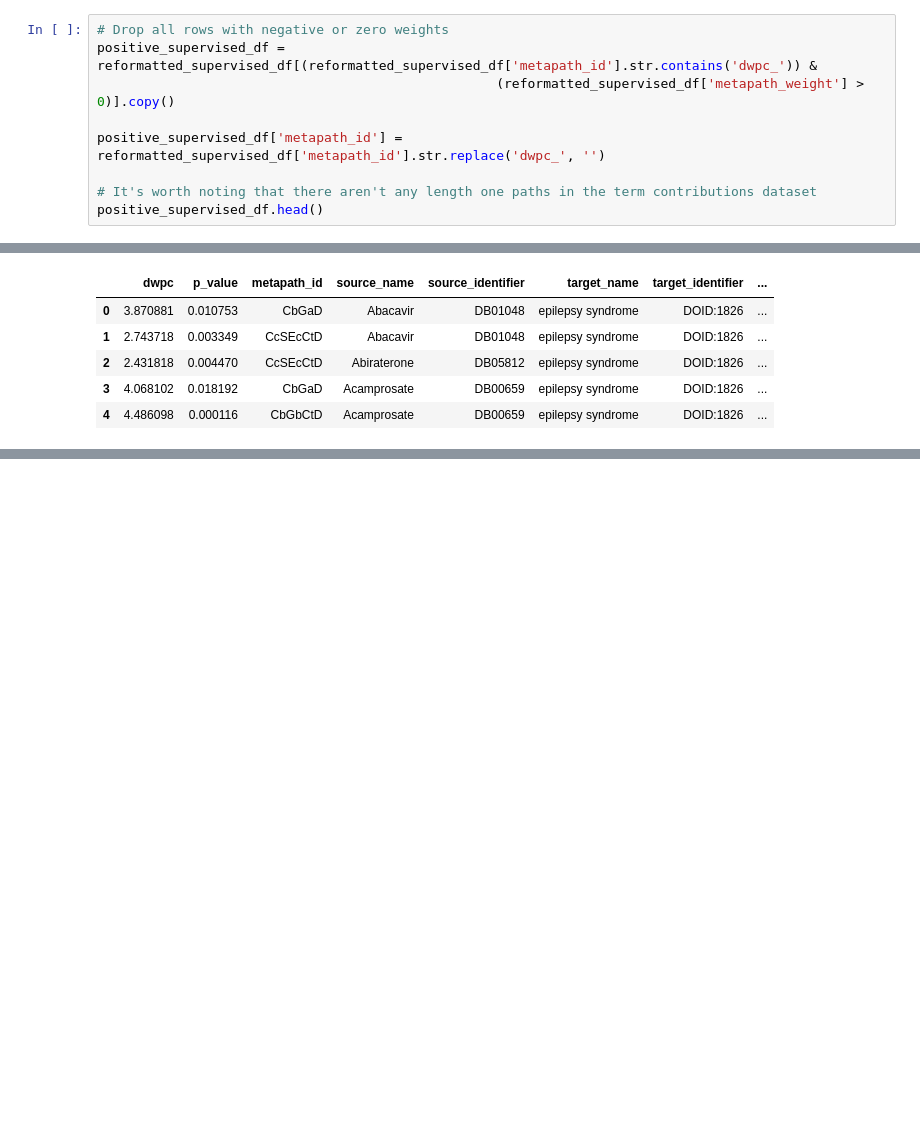
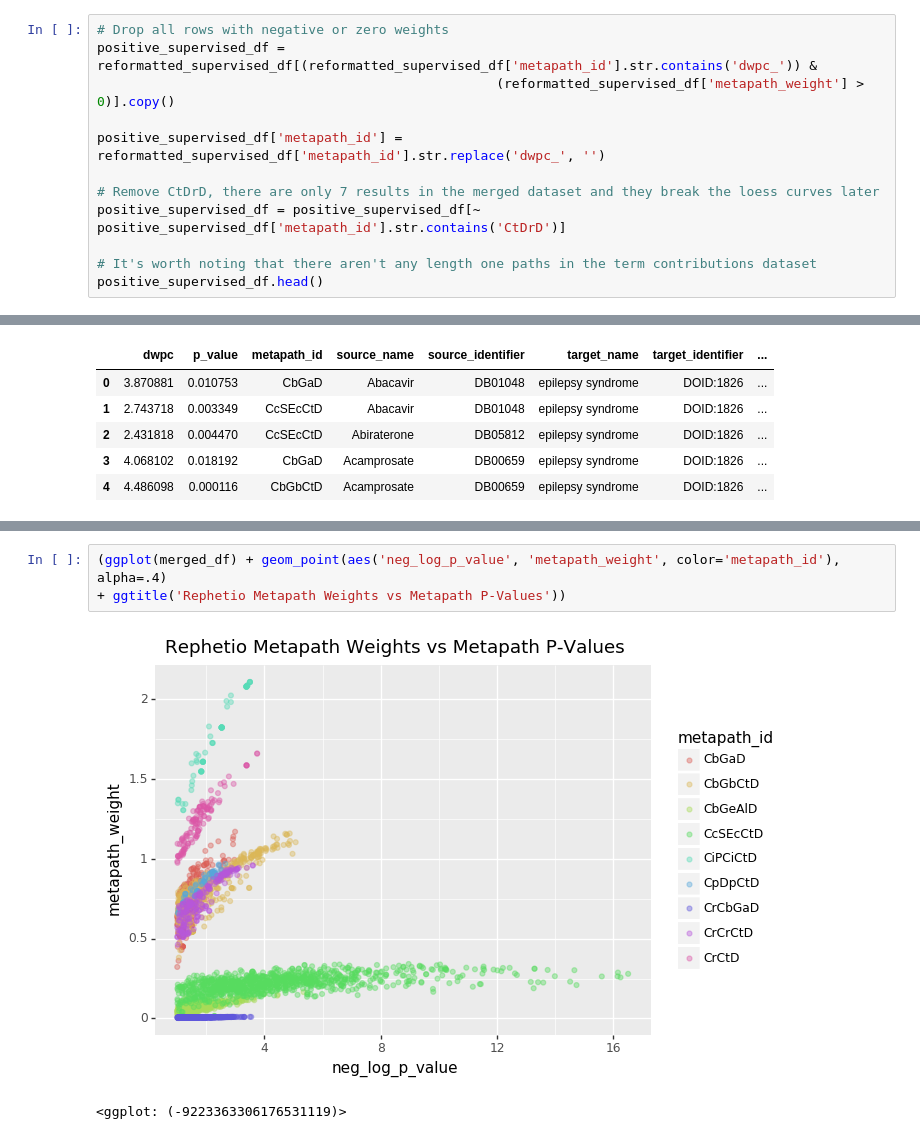
Before and after one commit to greenelab/connectivity-search-analyses, a Jupyter notebook: explore/metapath_rank_comparison.ipynb, the cells around one changed output, grey strips where cells are left out. Cells and saved outputs as stored; diff of their text form; blank space fills up the shorter version.

Commit message:
Differentiated plots by metapath

```diff
--- a/explore/metapath_rank_comparison.ipynb
+++ b/explore/metapath_rank_comparison.ipynb
@@ -102,6 +103,9 @@ positive_supervised_df = reformatted_supervised_df[(reformatted_supervised_df['m
 
 positive_supervised_df['metapath_id'] = reformatted_supervised_df['metapath_id'].str.replace('dwpc_', '')
 
+# Remove CtDrD, there are only 7 results in the merged dataset and they break the loess curves later
+positive_supervised_df = positive_supervised_df[~ positive_supervised_df['metapath_id'].str.contains('CtDrD')]
+
 # It's worth noting that there aren't any length one paths in the term contributions dataset
 positive_supervised_df.head()
 # %% [output]
@@ -142,0 +147,6 @@ Text(0,0.5,'Rephetio Metapath Weight')
+# %%
+(ggplot(merged_df) + geom_point(aes('neg_log_p_value', 'metapath_weight', color='metapath_id'), alpha=.4)
++ ggtitle('Rephetio Metapath Weights vs Metapath P-Values'))
+# %% [output]
+[figure, added]
+<ggplot: (-9223363306176531119)>
```
Also changed, not shown: parts of 4 cells of this notebook.
